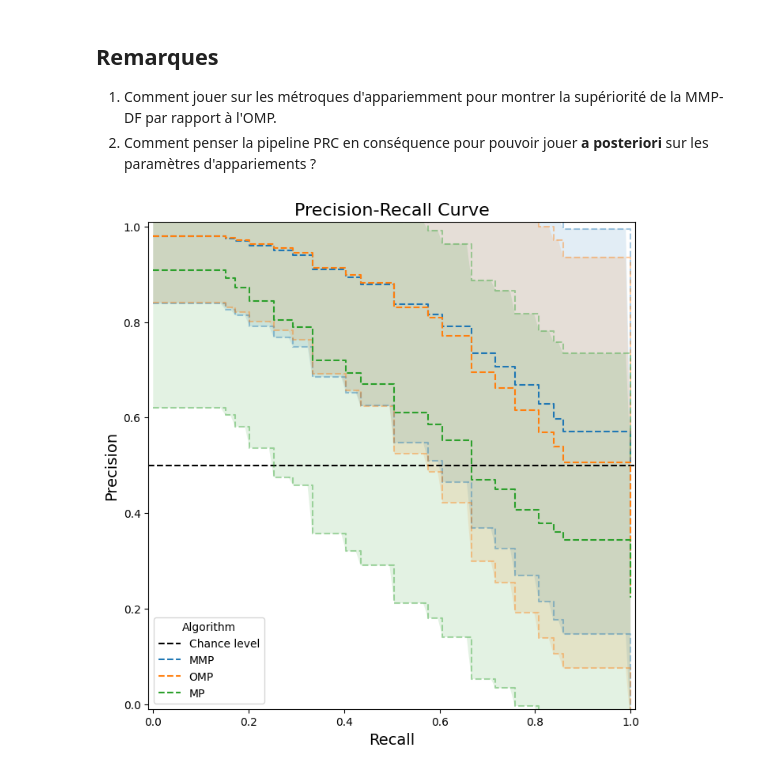
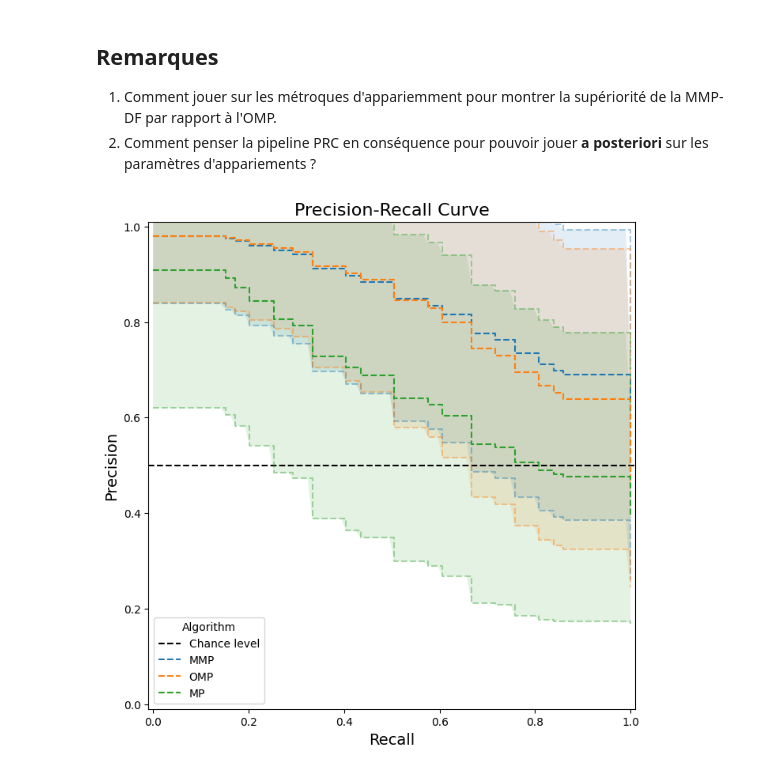
Before and after one commit to yanisgomes/csc, a Jupyter notebook: icassp/prc_plot_results.ipynb, the cells around one changed output. Drawn from its saved outputs; the diff is of its cells as text; code cells hidden in the pictures.

Commit message:
sparsity variation pipeline commit

```diff
--- a/icassp/prc_plot_results.ipynb
+++ b/icassp/prc_plot_results.ipynb
@@ -59,10 +70,10 @@ workbench.plotPRCurvesFromDB(
 # %%
 workbench.plotPRCurvesFromDB(
     MMP=path_to_prc_mmpdf_db,
     OMP=path_to_prc_omp_db,
     MP=path_to_prc_mp_db,
     n_samples=100,
-    max_sparsity=30
+    max_sparsity=10
     )
 # %% [output]
-[figure, old version]
+[figure, new version]
```
Also changed, not shown: parts of 4 cells of this notebook, 5 other files.
